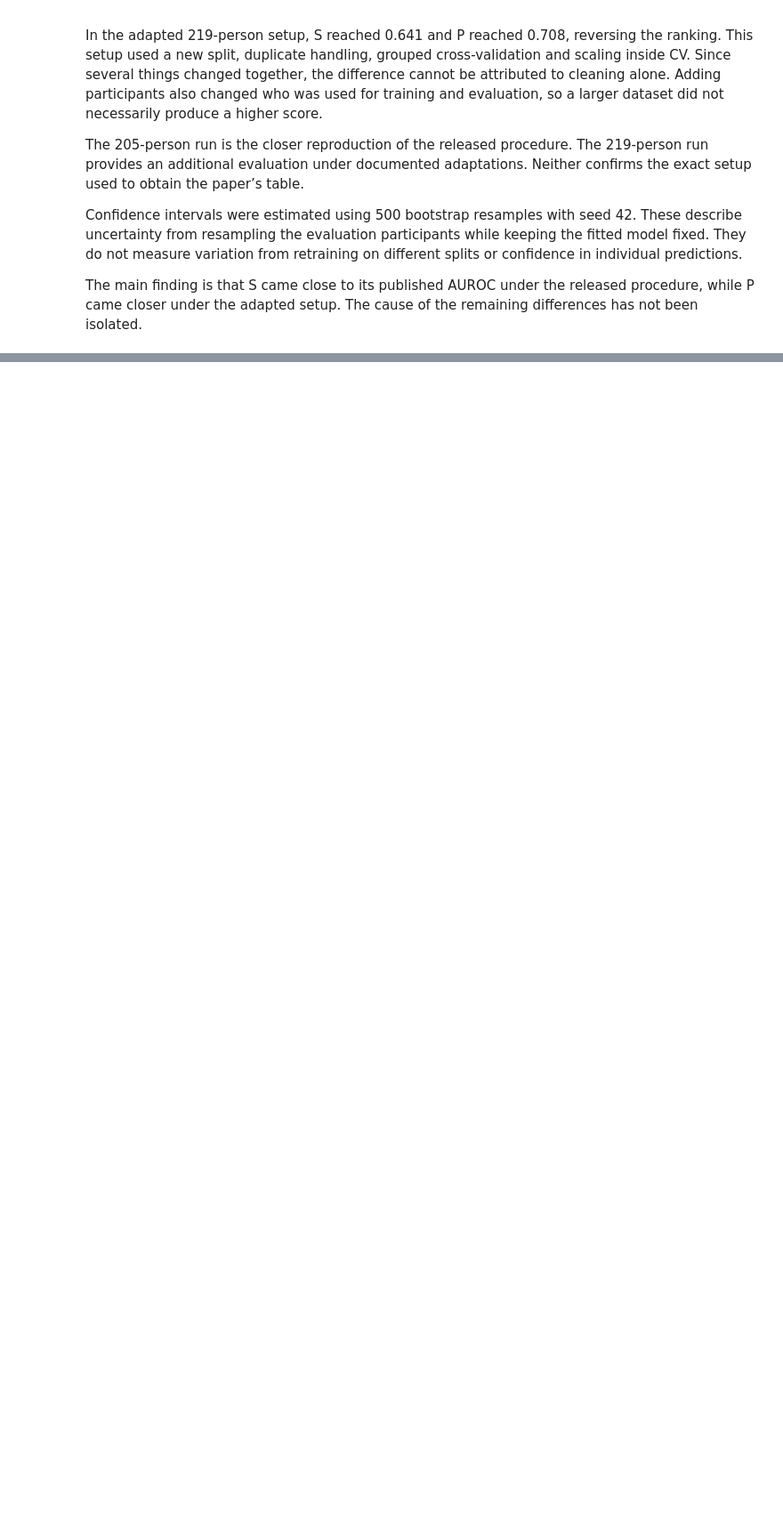
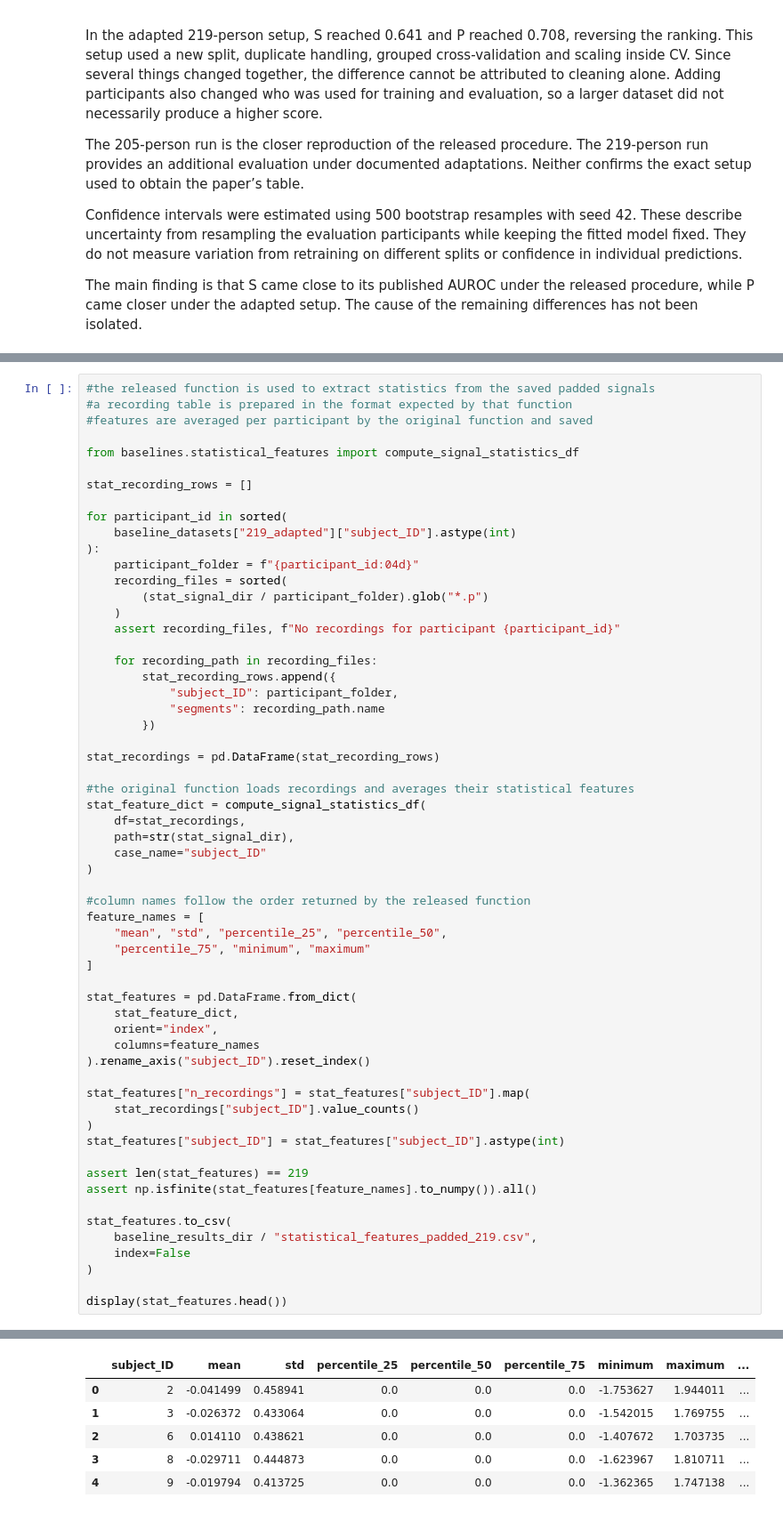
Before and after one commit to KHejralova/papagei-reproduction, a Jupyter notebook: 01_ppgbp_reprod.ipynb, the cells around one changed output, grey strips where cells are left out. Shown at 89% size. Drawn from its saved outputs; the diff is of its cells as text; blank space fills up the shorter version.

Commit message:
added baselines and comparison results

```diff
--- a/01_ppgbp_reprod.ipynb
+++ b/01_ppgbp_reprod.ipynb
@@ -3050,0 +3292,60 @@ The main finding is that S came close to its published AUROC under the released
+# %%
+#the released function is used to extract statistics from the saved padded signals
+#a recording table is prepared in the format expected by that function
+#features are averaged per participant by the original function and saved
+
+from baselines.statistical_features import compute_signal_statistics_df
+
+stat_recording_rows = []
+
+for participant_id in sorted(
+    baseline_datasets["219_adapted"]["subject_ID"].astype(int)
+):
+    participant_folder = f"{participant_id:04d}"
+    recording_files = sorted(
+        (stat_signal_dir / participant_folder).glob("*.p")
+    )
+    assert recording_files, f"No recordings for participant {participant_id}"
+
+    for recording_path in recording_files:
+        stat_recording_rows.append({
+            "subject_ID": participant_folder,
+            "segments": recording_path.name
+        })
+
+stat_recordings = pd.DataFrame(stat_recording_rows)
+
+#the original function loads recordings and averages their statistical features
+stat_feature_dict = compute_signal_statistics_df(
+    df=stat_recordings,
+    path=str(stat_signal_dir),
+    case_name="subject_ID"
+)
+
+#column names follow the order returned by the released function
+feature_names = [
+    "mean", "std", "percentile_25", "percentile_50",
+    "percentile_75", "minimum", "maximum"
+]
+
+stat_features = pd.DataFrame.from_dict(
+    stat_feature_dict,
+    orient="index",
+    columns=feature_names
+).rename_axis("subject_ID").reset_index()
+
+stat_features["n_recordings"] = stat_features["subject_ID"].map(
+    stat_recordings["subject_ID"].value_counts()
+)
+stat_features["subject_ID"] = stat_features["subject_ID"].astype(int)
+
+assert len(stat_features) == 219
+assert np.isfinite(stat_features[feature_names].to_numpy()).all()
+
+stat_features.to_csv(
+    baseline_results_dir / "statistical_features_padded_219.csv",
+    index=False
+)
+
+display(stat_features.head())
+# %% [output]
@@ -3050,0 +3369,6 @@ The main finding is that S came close to its published AUROC under the released
+|  | subject_ID | mean | std | percentile_25 | percentile_50 | percentile_75 | minimum | maximum | ... |
+| 0 | 2 | -0.041499 | 0.458941 | 0.0 | 0.0 | 0.0 | -1.753627 | 1.944011 | ... |
+| 1 | 3 | -0.026372 | 0.433064 | 0.0 | 0.0 | 0.0 | -1.542015 | 1.769755 | ... |
+| 2 | 6 | 0.014110 | 0.438621 | 0.0 | 0.0 | 0.0 | -1.407672 | 1.703735 | ... |
+| 3 | 8 | -0.029711 | 0.444873 | 0.0 | 0.0 | 0.0 | -1.623967 | 1.810711 | ... |
+| 4 | 9 | -0.019794 | 0.413725 | 0.0 | 0.0 | 0.0 | -1.362365 | 1.747138 | ... |
```
Also changed, not shown: parts of 37 cells of this notebook, 28 other files.
